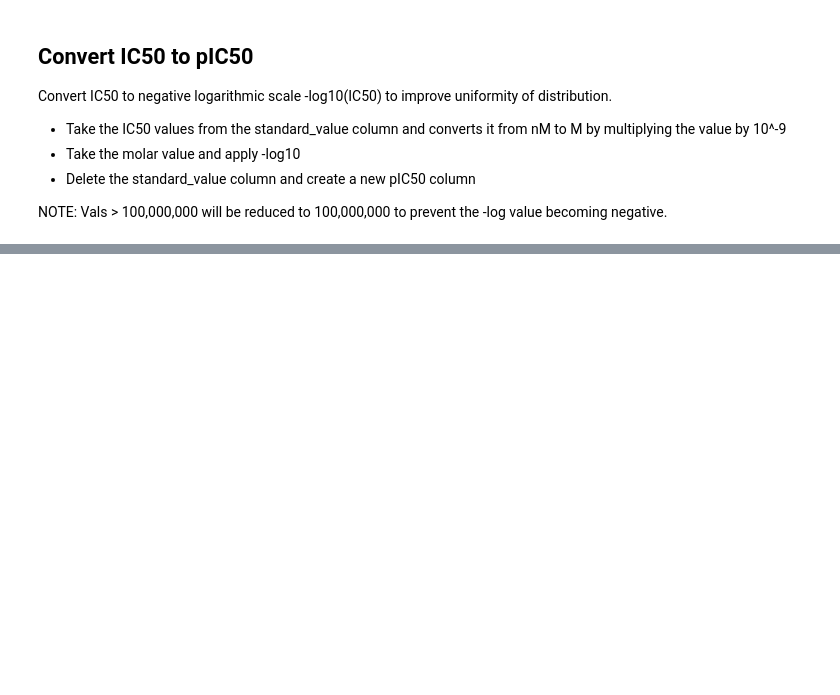
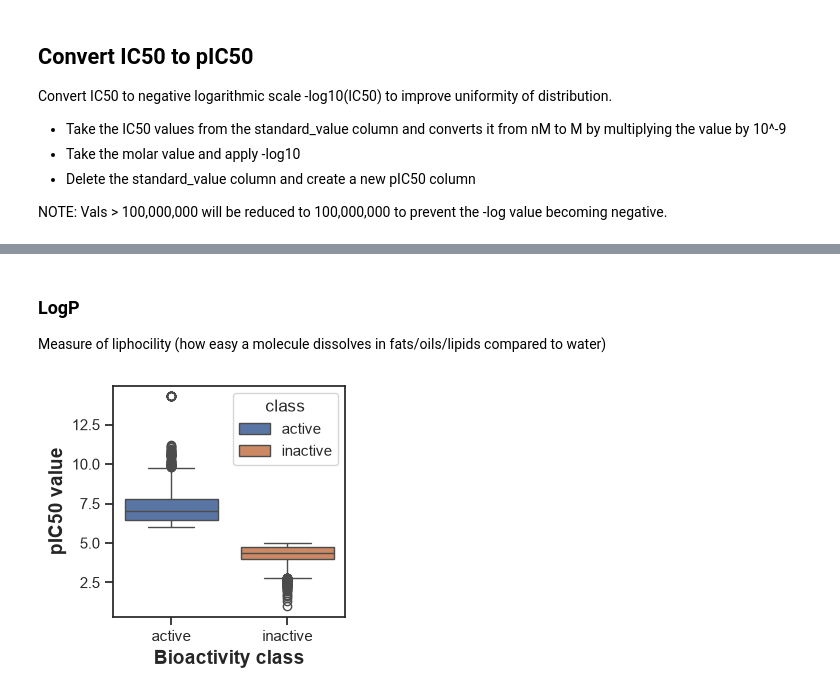
Before and after one commit to dsgeof/bio, a Jupyter notebook: bio2_acetylcholinesterase.ipynb, the cells around one changed output, grey strips where cells are left out. Cells and saved outputs as stored; diff of their text form; code cells hidden in the pictures; blank space fills up the shorter version.

```diff
--- a/bio2_acetylcholinesterase.ipynb
+++ b/bio2_acetylcholinesterase.ipynb
@@ -157,0 +280,12 @@ Name: standard_value, dtype: float64
+# %% [markdown]
+### LogP
+Measure of liphocility (how easy a molecule dissolves in fats/oils/lipids compared to water)
+# %%
+
+plt.figure(figsize=(3, 3))
+sns.boxplot(x = 'class', y = 'pIC50', data = df3, hue='class')
+plt.xlabel('Bioactivity class', fontsize=14, fontweight='bold')
+plt.ylabel('pIC50 value', fontsize=14, fontweight='bold')
+plt.show()
+# %% [output]
+[figure, added]
```
Also changed, not shown: parts of 36 cells of this notebook, 5 other files.
